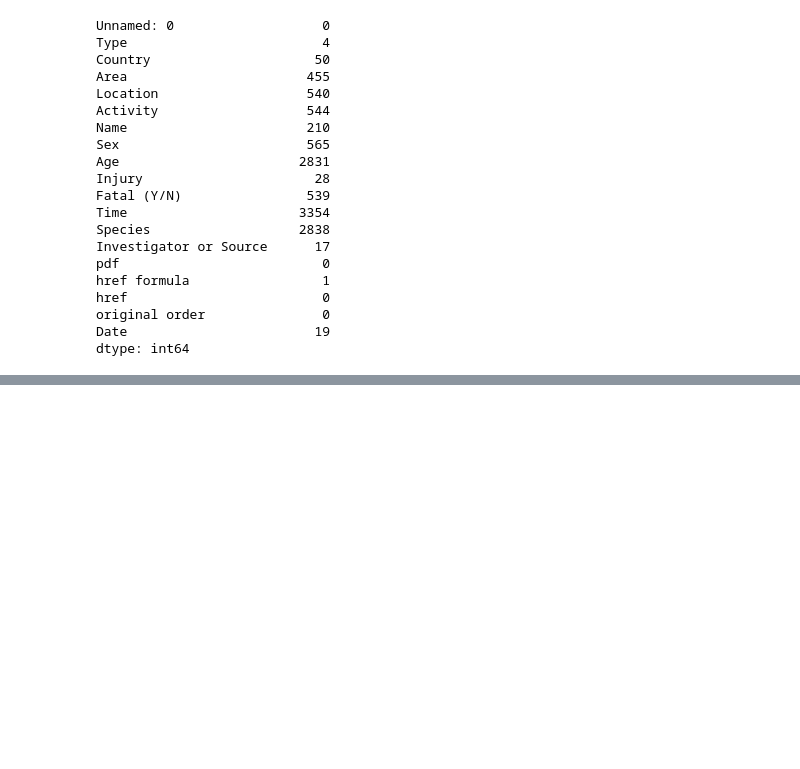
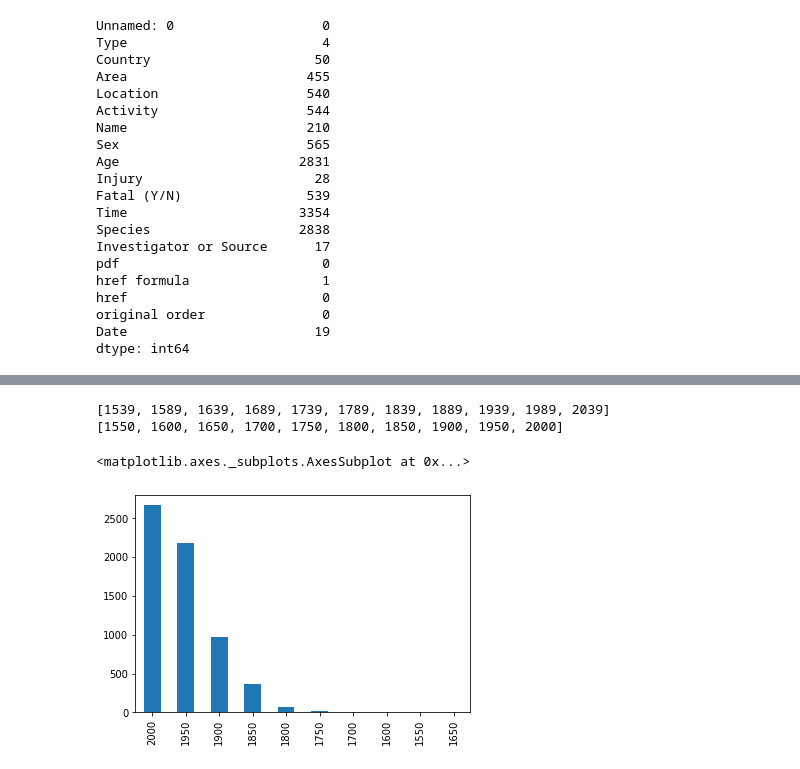
Before and after one commit to Flori-87/data-cleaning-pandas, a Jupyter notebook: code/clean2.ipynb, the cells around one changed output, grey strips where cells are left out. Cells and saved outputs as stored; diff of their text form; code cells hidden in the pictures; blank space fills up the shorter version.

```diff
--- a/code/clean2.ipynb
+++ b/code/clean2.ipynb
@@ -69,0 +210,16 @@ attacks1
+# %%
+def date_int(value):
+    if value == "NoData":
+        return 0
+    else:
+        value = int(value)
+        if value>2019:
+            value=0
+            return value
+        else:
+            return value
+
+attacks1["Date_mod2"] = attacks1["Date_mod"].apply(date_int)
+# %%
+attacks1.loc[attacks1["Date_mod2"] == 0,"Date_mod2"] = np.nan
+attacks1["Date_mod2"].isnull().sum()
@@ -69,0 +240,15 @@ attacks1
+# %%
+años = list(range(1539,2050,50))
+años2 = list(range(1550,2020,50))
+print(años)
+print(años2)
+# %% [output]
+[1539, 1589, 1639, 1689, 1739, 1789, 1839, 1889, 1939, 1989, 2039]
+[1550, 1600, 1650, 1700, 1750, 1800, 1850, 1900, 1950, 2000]
+# %%
+attacks1["Decada"] = pd.cut(attacks1["Date_mod2"],bins=años,labels=años2)
+# %%
+attacks1["Decada"].value_counts().plot.bar()
+# %% [output]
+<matplotlib.axes._subplots.AxesSubplot at 0x...>
+[figure, added]
```
Also changed, not shown: parts of 43 cells of this notebook.
